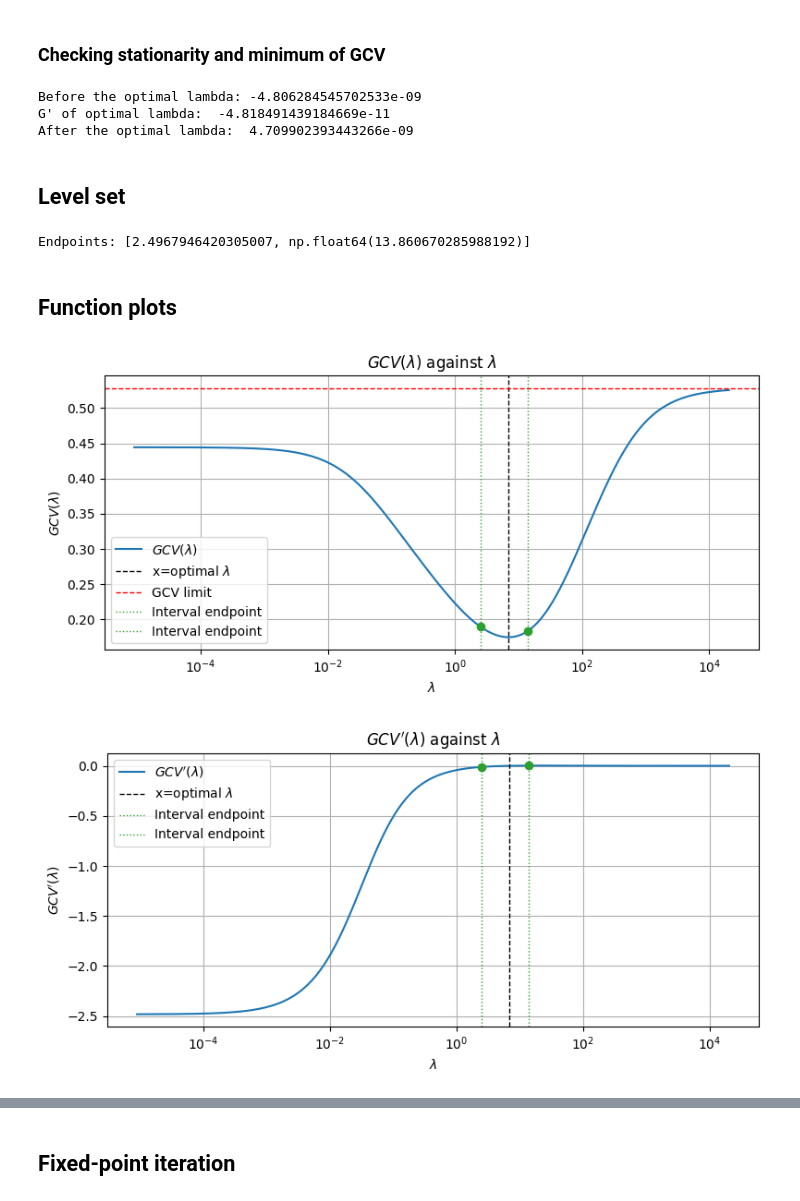
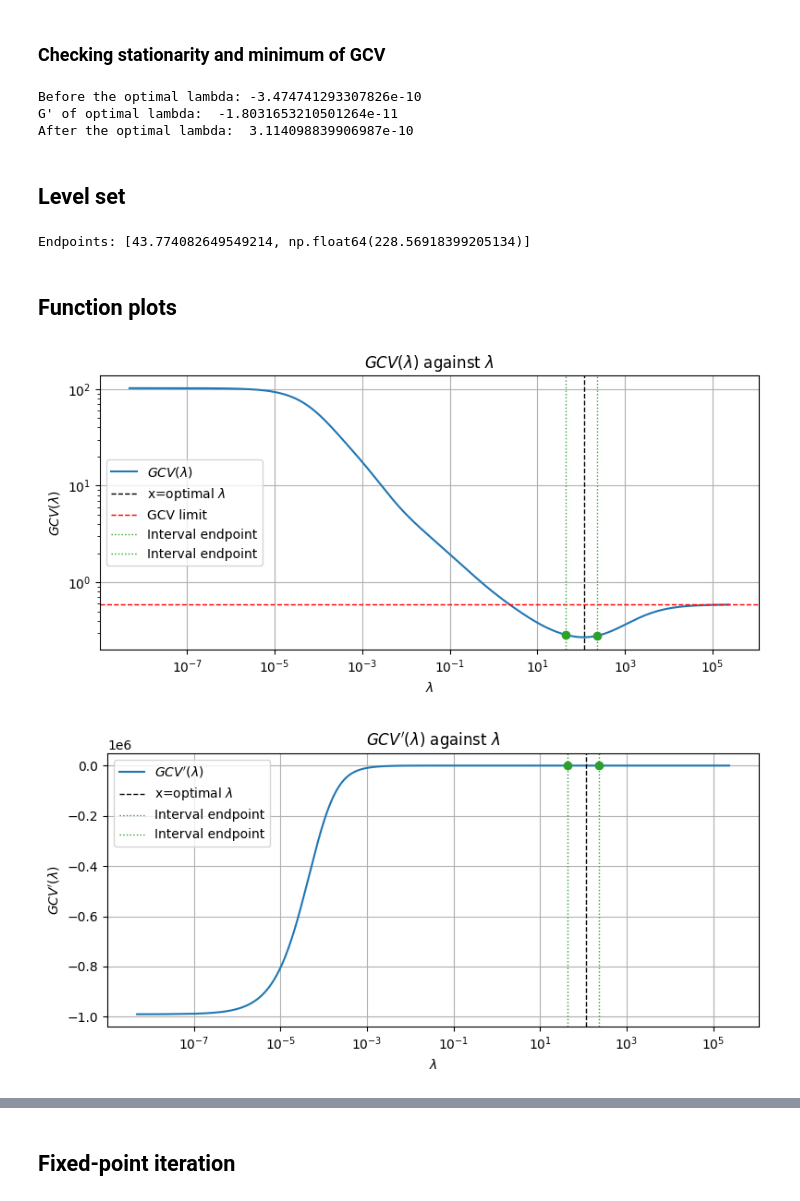
Before and after one commit to advayvyas/OptimalRidge, a Jupyter notebook: gcv_contraction.ipynb, the cells around one changed output, grey strips where cells are left out. Drawn from its saved outputs; the diff is of its cells as text; code cells hidden in the pictures.

```diff
--- a/gcv_contraction.ipynb
+++ b/gcv_contraction.ipynb
@@ -60,7 +60,7 @@ def generate_X(N, D, Sigma, rng):
     """
     mu = np.zeros(D)
     X = rng.multivariate_normal(mean=mu, cov=Sigma, size=N)
-    return X - X.mean(axis=0)
+    return X
 
 
 def generate_Y(X, N, theta, epsilon, rng):
@@ -79,7 +79,7 @@ def generate_Y(X, N, theta, epsilon, rng):
     """
     z = (rng.standard_normal(size=N))[:, np.newaxis]
     y = X @ theta + epsilon * z
-    return y - y.mean(axis=0)
+    return y
 # %% [markdown]
 ## GCV functions and stuff
 # %% [markdown]
@@ -306,8 +306,8 @@ def F_prime(lam, n, a, singular_values):
 # %%
 rng = np.random.default_rng(seed=77)
 
-ASPECT_RATIO = 0.8 # aspect ratio (d/N)
-N = 100 # observations
+ASPECT_RATIO = 1 # aspect ratio (d/N)
+N = 1000 # observations
 D = int(ASPECT_RATIO * N)  # parameters
 theta = rng.standard_normal(size=D)[:, np.newaxis]
 theta = theta / np.linalg.norm(theta)
@@ -324,20 +324,44 @@ y = generate_Y(X, N, theta, EPSILON, rng)
 U, sigma, Vt = np.linalg.svd(X)
 a = U.T @ y
 # %%
+# def G(lam, n, a, singular_values):
+#     a = np.asarray(a).reshape(-1)
+#     s2 = np.asarray(singular_values) ** 2
+#     m = len(s2)
+#     d = s2 + lam
+
+#     numerator = (
+#         np.sum((lam**2 * a[:m]**2) / (d)**2)
+#         + np.sum(a[m:]**2)
+#     ) / n
+
+#     denominator = (1 - (np.sum(s2 / (d)) / n))**2
+
+#     return numerator / denominator
+
 def G(lam, n, a, singular_values):
     a = np.asarray(a).reshape(-1)
-    s2 = np.asarray(singular_values) ** 2
+    s2 = np.asarray(singular_values).reshape(-1)**2
     m = len(s2)
     d = s2 + lam
 
+    if m == n:
+        w = 1 / d
+        w /= w.sum()
+        return n * np.sum((a[:m] * w)**2)
+
+    residual_weights = lam / d
+
     numerator = (
-        np.sum((lam**2 * a[:m]**2) / (d)**2)
+        np.sum((residual_weights * a[:m])**2)
         + np.sum(a[m:]**2)
-    ) / n
+    )
 
-    denominator = (1 - (np.sum(s2 / (d)) / n))**2
+    denominator = (
+        (n - m) + np.sum(residual_weights)
+    )**2
 
-    return numerator / denominator
+    return n * numerator / denominator
 # %%
 result = minimize_scalar(G, args=(N, a, sigma))
 
@@ -358,9 +382,9 @@ print("Before the optimal lambda:", Gprime(optimal_lambda - diff, N, a, sigma))
 print("G' of optimal lambda: ", Gprime(optimal_lambda, N, a, sigma))
 print("After the optimal lambda: ", Gprime(optimal_lambda + diff, N, a, sigma))
 # %% [output]
-Before the optimal lambda: -4.806284545702533e-09
-G' of optimal lambda:  -4.818491439184669e-11
-After the optimal lambda:  4.709902393443266e-09
+Before the optimal lambda: -3.474741293307826e-10
+G' of optimal lambda:  -1.8031653210501264e-11
+After the optimal lambda:  3.114098839906987e-10
 # %% [markdown]
 ## Level set
 # %%
@@ -395,38 +419,39 @@ LAM_MAX = 2 * optimal_lambda
 STEPS = 10000
 print("Endpoints:", endpoints := fprime_levelsets(LAM_MAX, STEPS, N, a, sigma))
 # %% [output]
-Endpoints: [2.4967946420305007, np.float64(13.860670285988192)]
+Endpoints: [43.774082649549214, np.float64(228.56918399205134)]
 # %% [markdown]
 ## Function plots
 # %%
 lam_grid = np.geomspace(sigma.min()**2 * 1e-4, sigma.max()**2 * 1e2, 10000)
 gcv_values = np.array([G(lam, N, a, sigma) for lam in lam_grid])
 
 plt.figure(figsize=(8, 4))
 
 plt.plot(lam_grid, gcv_values, label=r"$GCV(\lambda)$")
 plt.xscale("log")
+plt.yscale("log")
 plt.axvline(optimal_lambda, color="black", linestyle="--", linewidth=1, label=r"x=optimal $\lambda$")
 plt.axhline(np.sum(np.asarray(y).ravel()**2) / N, color="red", linestyle="--", linewidth=1, label=r"GCV limit")
 
 for endpoint in endpoints:
     plt.axvline(endpoint, color="tab:green", linestyle=":", linewidth=1, label="Interval endpoint")
     plt.scatter(
         endpoint,
         G(endpoint, N, a, sigma),
         color="tab:green",
         zorder=3
     )
 
 plt.xlabel(r"$\lambda$")
 plt.ylabel(r"$GCV(\lambda)$")
 plt.title(r"$GCV(\lambda)$ against $\lambda$")
 plt.grid(True)
 plt.legend()
 plt.tight_layout()
 plt.show()
 # %% [output]
-[figure, old version]
+[figure, new version]
 # %%
 gcv_prime_values = np.array([Gprime(lam, N, a, sigma) for lam in lam_grid])
 
@@ -453,7 +478,7 @@ plt.legend()
 plt.tight_layout()
 plt.show()
 # %% [output]
-[figure, old version]
+[figure, new version]
 # %%
 for lam in [1e3, 1e4, 1e5, 1e6, 1e8, 1e12, 1.4693951211338798e16]:
     print(f"lambda = {lam:.3e}, GCV = {G(lam, N, a, sigma):.15g}")
```
Also changed, not shown: parts of 12 cells of this notebook.
